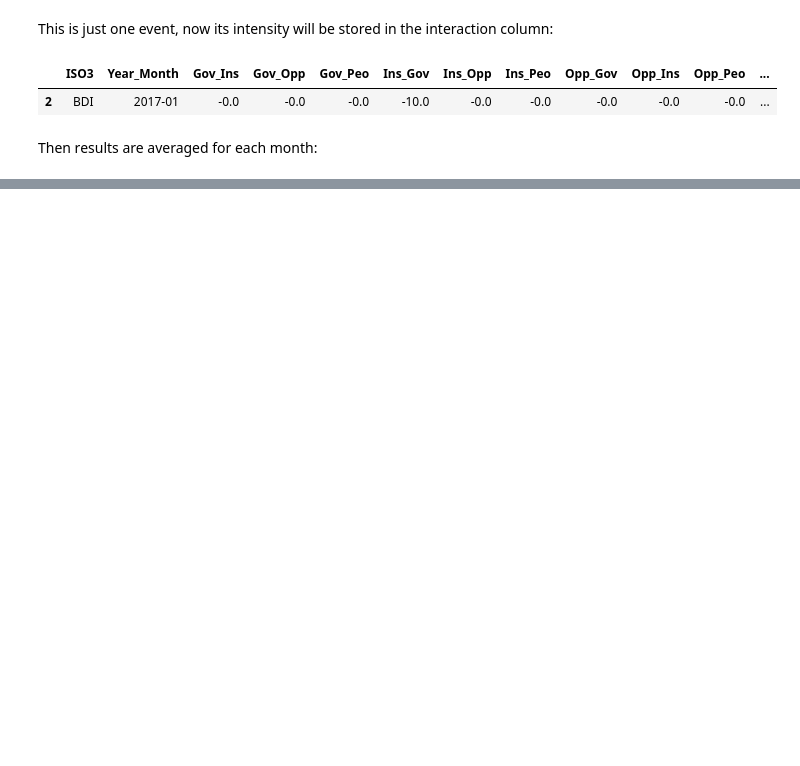
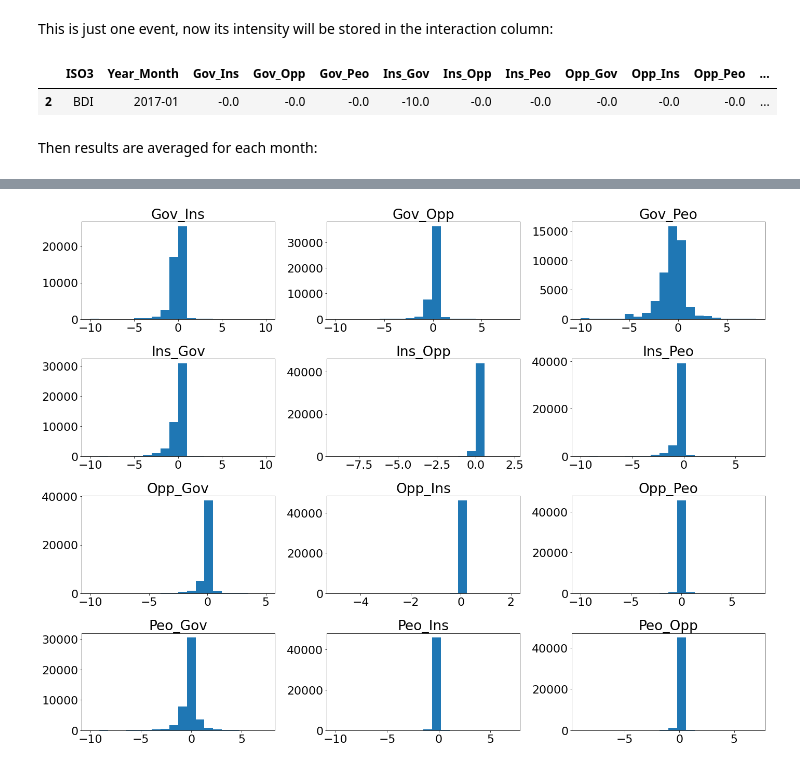
Before and after one commit to jorgerodpen/Civil-War-Forecast, a Jupyter notebook: Civil-Wars.ipynb, the cells around one changed output, grey strips where cells are left out. Cells and saved outputs as stored; diff of their text form; code cells hidden in the pictures; blank space fills up the shorter version.

```diff
--- a/Civil-Wars.ipynb
+++ b/Civil-Wars.ipynb
@@ -489,0 +514,11 @@ The model is generated using the <code>mean_intensity</code>
+# %%
+model_filtered = mean_intensity[(interaction_fraction[cols].sum(axis=1) != 0)]
+# %%
+fig, axes = plt.subplots(ncols = 3, nrows = 4, figsize = (20,15))
+for i in range(0, 4):
+    for j in range(0,3):
+        axes[i,j].hist(model_filtered[cols_loop[i][j]], bins = 20)
+        axes[i,j].set_title(cols_loop[i][j])
+fig.tight_layout()
+# %% [output]
+[figure, added]
```
Also changed, not shown: parts of 85 cells of this notebook, 2 other files.
